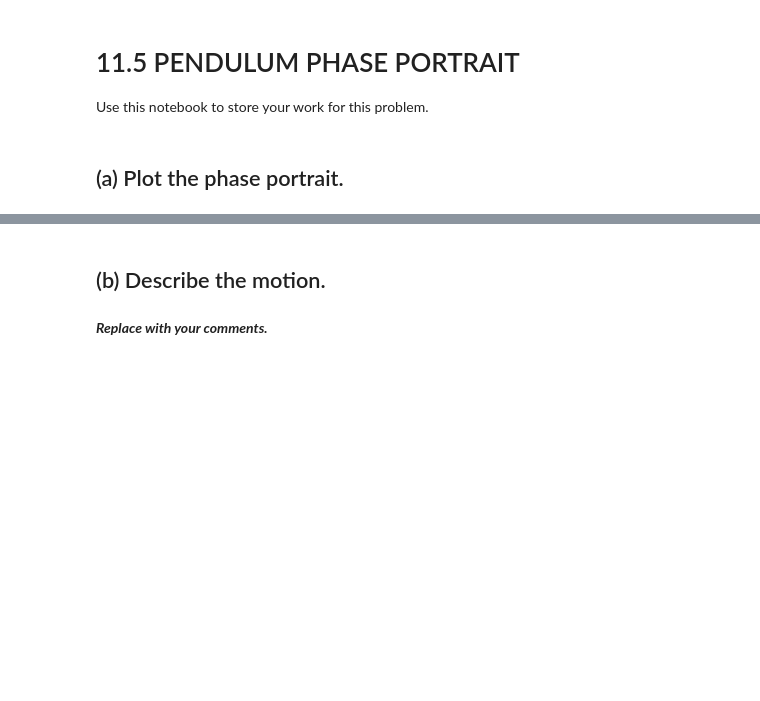
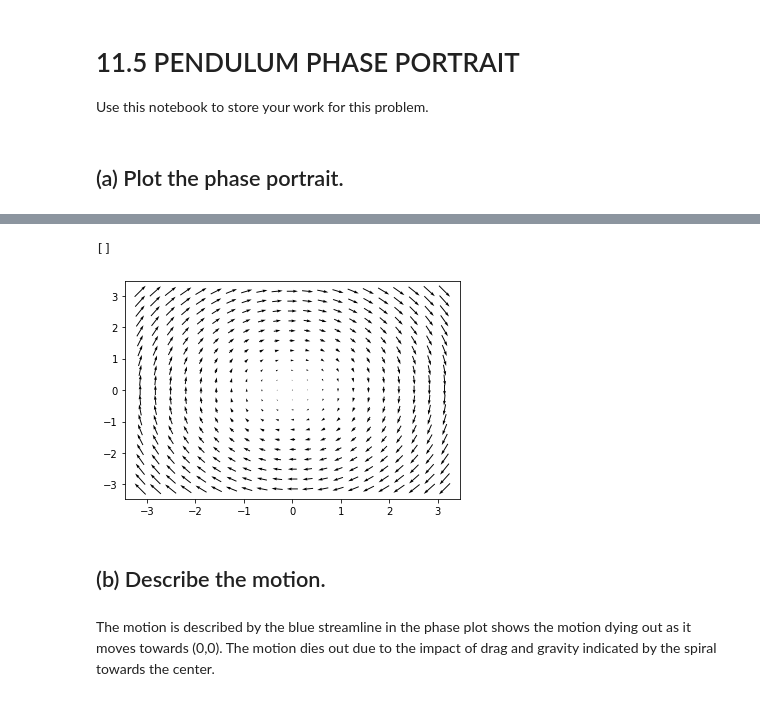
Before and after one commit to mkuchle16/biophysics, a Jupyter notebook: week-08/problem-11.5.ipynb, the cells around one changed output, grey strips where cells are left out. Cells and saved outputs as stored; diff of their text form; code cells hidden in the pictures; blank space fills up the shorter version.

```diff
--- a/week-08/problem-11.5.ipynb
+++ b/week-08/problem-11.5.ipynb
@@ -40,4 +43,16 @@ plt.quiver(vX,vY,pivot = 'mid')
+# %%
+# Just a test for plt.quiver
+x = np.linspace(-np.pi,np.pi,21)
+y = np.linspace(-np.pi,np.pi,21)
+X,Y = np.meshgrid(x,y)
+uX = Y
+uY = -X
+plt.quiver(X,Y,uX,uY,pivot='mid')
+plt.plot()
+# %% [output]
+[]
+[figure, added]
 # %% [markdown]
 ## (b) Describe the motion.
-# %% [markdown]
-***Replace with your comments.***
+# %% [markdown]
+The motion is described by the blue streamline in the phase plot shows the motion dying out as it moves towards (0,0). The motion dies out due to the impact of drag and gravity indicated by the spiral towards the center.
```
Also changed, not shown: parts of 3 cells of this notebook, 3 other files.
